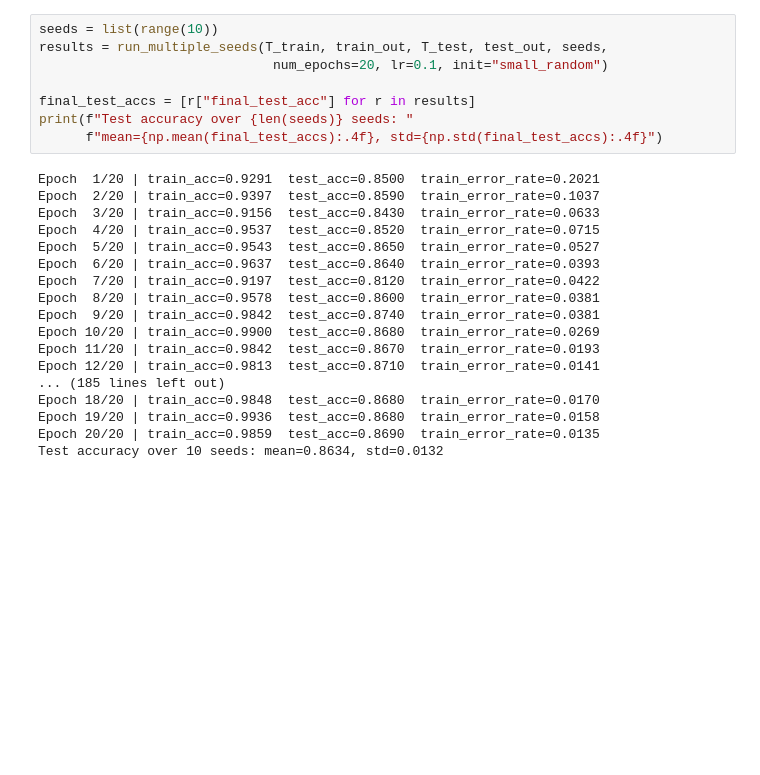
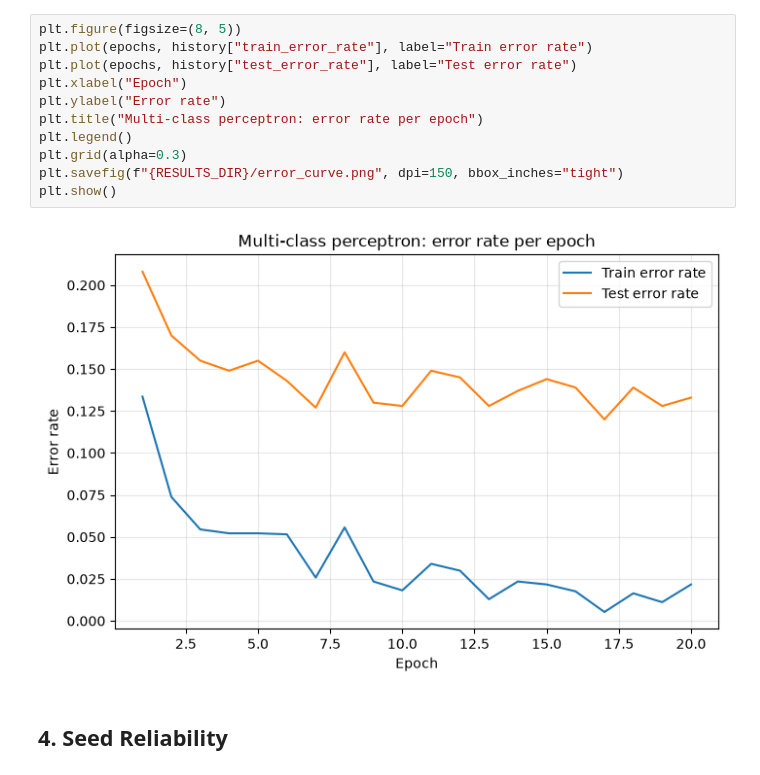
Before and after one commit to balakganesh2k3/Intro-to-DL, a Jupyter notebook: task2.ipynb, the cells around one changed output. Drawn from its saved outputs; the diff is of its cells as text; blank space fills up the shorter version.

```diff
--- a/task2.ipynb
+++ b/task2.ipynb
@@ -62,26 +170,15 @@ plt.show()
-# %%
-seeds = list(range(10))
-results = run_multiple_seeds(T_train, train_out, T_test, test_out, seeds,
-                              num_epochs=20, lr=0.1, init="small_random")
-
-final_test_accs = [r["final_test_acc"] for r in results]
-print(f"Test accuracy over {len(seeds)} seeds: "
-      f"mean={np.mean(final_test_accs):.4f}, std={np.std(final_test_accs):.4f}")
-# %% [output]
-Epoch  1/20 | train_acc=0.9291  test_acc=0.8500  train_error_rate=0.2021
-Epoch  2/20 | train_acc=0.9397  test_acc=0.8590  train_error_rate=0.1037
-Epoch  3/20 | train_acc=0.9156  test_acc=0.8430  train_error_rate=0.0633
-Epoch  4/20 | train_acc=0.9537  test_acc=0.8520  train_error_rate=0.0715
-Epoch  5/20 | train_acc=0.9543  test_acc=0.8650  train_error_rate=0.0527
-Epoch  6/20 | train_acc=0.9637  test_acc=0.8640  train_error_rate=0.0393
-Epoch  7/20 | train_acc=0.9197  test_acc=0.8120  train_error_rate=0.0422
-Epoch  8/20 | train_acc=0.9578  test_acc=0.8600  train_error_rate=0.0381
-Epoch  9/20 | train_acc=0.9842  test_acc=0.8740  train_error_rate=0.0381
-Epoch 10/20 | train_acc=0.9900  test_acc=0.8680  train_error_rate=0.0269
-Epoch 11/20 | train_acc=0.9842  test_acc=0.8670  train_error_rate=0.0193
-Epoch 12/20 | train_acc=0.9813  test_acc=0.8710  train_error_rate=0.0141
-... (185 lines left out)
-Epoch 18/20 | train_acc=0.9848  test_acc=0.8680  train_error_rate=0.0170
-Epoch 19/20 | train_acc=0.9936  test_acc=0.8680  train_error_rate=0.0158
-Epoch 20/20 | train_acc=0.9859  test_acc=0.8690  train_error_rate=0.0135
-Test accuracy over 10 seeds: mean=0.8634, std=0.0132
+# %%
+plt.figure(figsize=(8, 5))
+plt.plot(epochs, history["train_error_rate"], label="Train error rate")
+plt.plot(epochs, history["test_error_rate"], label="Test error rate")
+plt.xlabel("Epoch")
+plt.ylabel("Error rate")
+plt.title("Multi-class perceptron: error rate per epoch")
+plt.legend()
+plt.grid(alpha=0.3)
+plt.savefig(f"{RESULTS_DIR}/error_curve.png", dpi=150, bbox_inches="tight")
+plt.show()
+# %% [output]
+[figure, added]
+# %% [markdown]
+## 4. Seed Reliability
```
Also changed, not shown: parts of 21 cells of this notebook.
